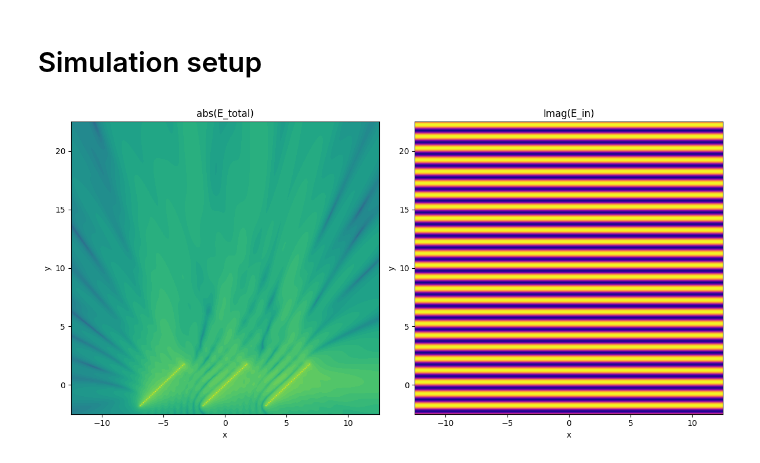
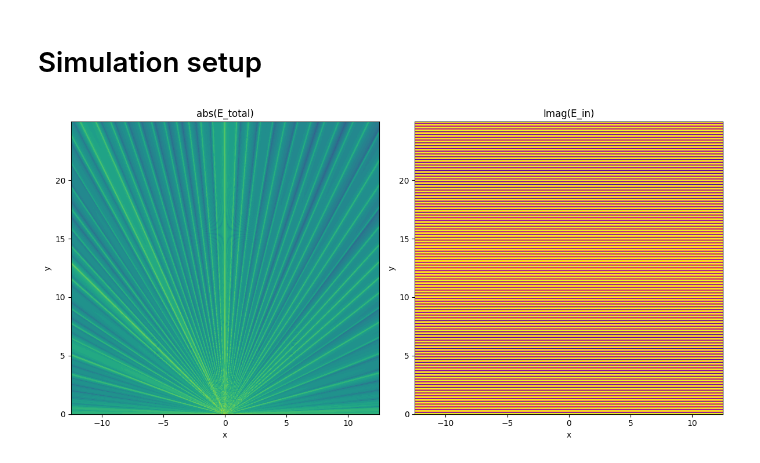
Before and after one commit to simon-fredrich/dmd_simulator, a Jupyter notebook: src/simulation_1d.ipynb, the cells around one changed output. Saved outputs shown, nothing was run; the diff lists cells and outputs as text; code cells hidden in the pictures.

```diff
--- a/src/simulation_1d.ipynb
+++ b/src/simulation_1d.ipynb
@@ -94,8 +94,8 @@ class Simulation:
             k_proj = self.dmd.get_projection(nr_x, self.k, self.incident_angle_rad)
             for s in self.dmd.mirror_coords_x:
                 r = np.sqrt(np.square(self.X - self.dmd.get_x(nr_x, s)) + np.square(self.Y - self.dmd.get_y(nr_x, s)))
-                #phase_shift = self.dmd.get_phase_shift(nr_x, s, k_proj)
-                phase_shift = self.dmd.get_phase_shift_old(nr_x, s, self.k, self.incident_angle_rad)
+                phase_shift = self.dmd.get_phase_shift(nr_x, s, k_proj)
+                #phase_shift = self.dmd.get_phase_shift_old(nr_x, s, self.k, self.incident_angle_rad)
                 E_reflected = np.exp(1j * (self.k * r + phase_shift)) / (r + epsilon)
                 E_total += E_reflected
 
@@ -135,20 +135,20 @@ dmd_test.display_dmd()
 # %%
 # initiate dmd
 dmd = Dmd(tilt_angle=45,
            mirror_size=13.7e-6,
            mirror_gap=0.1e-6,
-           nr_x=3,
-           nr_sources_per_mirror=30)
+           nr_x=30,
+           nr_sources_per_mirror=10)
 
 # initiate simulation
 sim = Simulation(dmd=dmd,
                  incident_angle=90,
-                 wavelength=1,
+                 wavelength=532e-9,
                  field_dimensions=(25, 25),
-                 res=80,
+                 res=50,
                  source_type="spherical")
 
 E_total = sim.get_E_total()
 sim.display_field(E_total)
 # %% [output]
-[figure, old version]
+[figure, new version]
```
